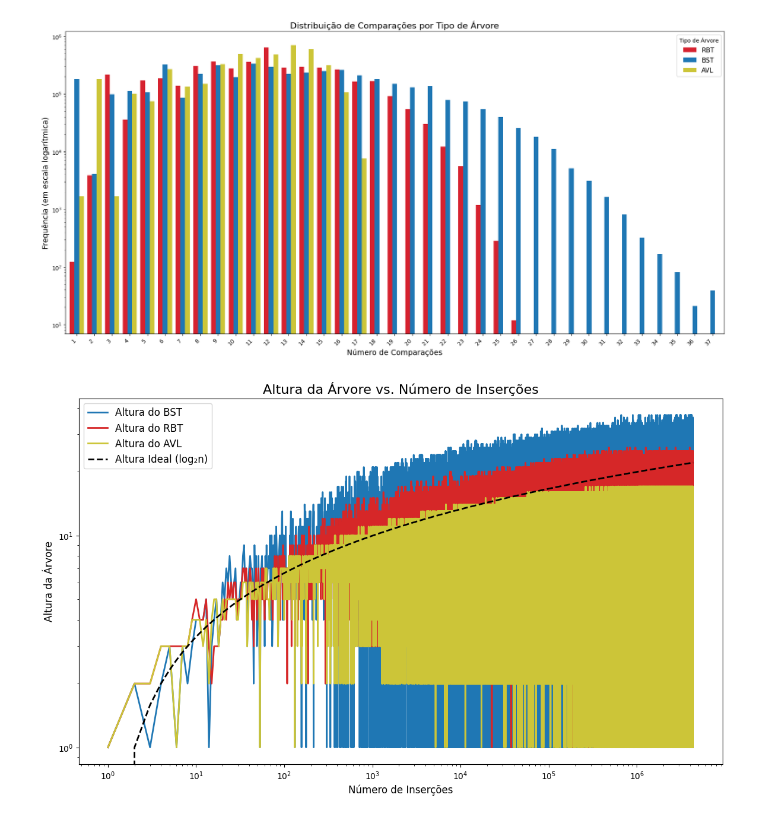
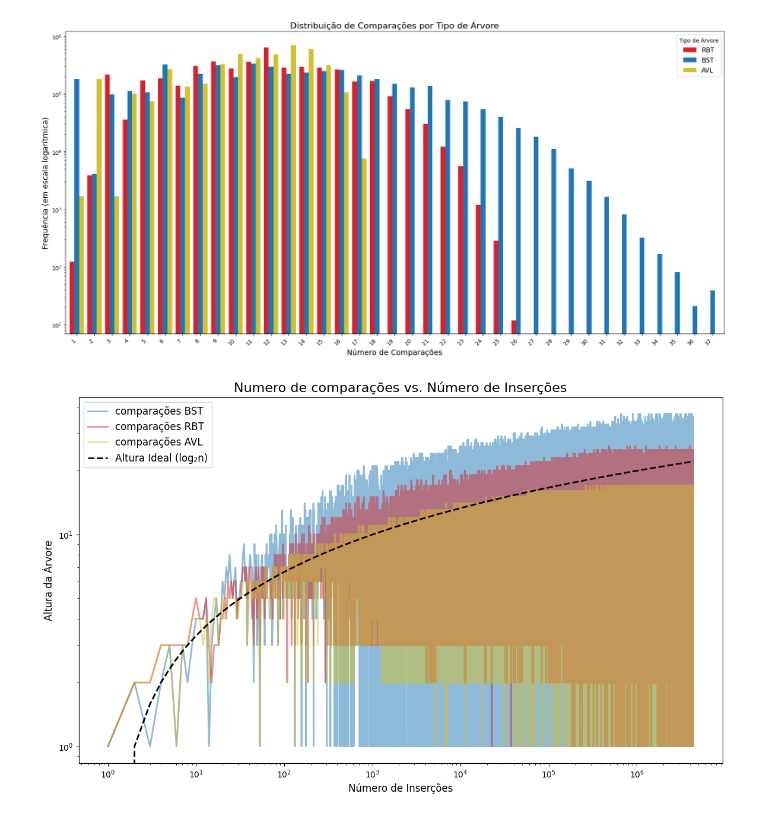
Before and after one commit to szacomelli/ed-inv-index, a Jupyter notebook: vis/data.ipynb, the cells around one changed output. Drawn from its saved outputs; the diff is of its cells as text; code cells hidden in the pictures.

Commit message:
add individual visualisations

```diff
--- a/vis/data.ipynb
+++ b/vis/data.ipynb
@@ -120,39 +138,38 @@ plt.show()
 # %%
 # --- Create an 'insertions' column for the x-axis ---
 # The number of insertions is simply the row number (plus 1)
 w_in_rbt['inserções'] = np.arange(1, len(w_in_rbt) + 1)
 w_in_bst['inserções'] = np.arange(1, len(w_in_bst) + 1)
 w_in_avl['inserções'] = np.arange(1, len(w_in_avl) + 1)
 
 # --- Calculate the theoretical best-case height ---
 # Use the number of insertions from the largest dataset for the x-axis
 n = max(len(w_in_rbt), len(w_in_bst), len(w_in_avl))
 x_axis = np.arange(1, n + 1)
 
 # The ideal height of a balanced tree is log base 2 of n
 ideal_height = np.log2(x_axis)
 
 # --- Create the Plot ---
 plt.figure(figsize=(14, 8))
 
 # Plot the height of each of your trees
-plt.plot(w_in_bst['inserções'], w_in_bst['comparações'], label='Altura do BST', color='#1f77b4', linewidth=2)
-plt.plot(w_in_rbt['inserções'], w_in_rbt['comparações'], label='Altura do RBT', color='#d62728', linewidth=2)
-plt.plot(w_in_avl['inserções'], w_in_avl['comparações'], label='Altura do AVL', color='#ccc538', linewidth=2)
+plt.plot(w_in_bst['inserções'], w_in_bst['comparações'], label='comparações BST', color='#1f77b4', linewidth=2, alpha = 0.5)
+plt.plot(w_in_rbt['inserções'], w_in_rbt['comparações'], label='comparações RBT', color='#d62728', linewidth=2, alpha = 0.5)
+plt.plot(w_in_avl['inserções'], w_in_avl['comparações'], label='comparações AVL', color='#d1c12f', linewidth=2, alpha=0.5)
 
 # Plot the ideal logarithmic height for comparison
 plt.plot(x_axis, ideal_height, label='Altura Ideal (log₂n)', color='black', linestyle='--', linewidth=2)
 
 # --- Formatting the Plot ---
-plt.title('Altura da Árvore vs. Número de Inserções', fontsize=16)
+plt.title('Numero de comparações vs. Número de Inserções', fontsize=16)
 plt.xlabel('Número de Inserções', fontsize=12)
 plt.ylabel('Altura da Árvore', fontsize=12)
-plt.legend(fontsize=12)
+plt.legend(fontsize=12, loc = 'upper left')
 plt.xscale('log') # Use a log scale on the x-axis to see the full range of insertions
-plt.yscale('log') # Use a log scale on the y-axis to better see height differences
-
-plt.savefig('comparacoes_line')
+plt.yscale('log')
+plt.savefig('balanceamento.png')
 plt.show()
 # %% [output]
-[figure, old version]
+[figure, new version]
 # %%
```
Also changed, not shown: parts of 8 cells of this notebook, 8 other files.
